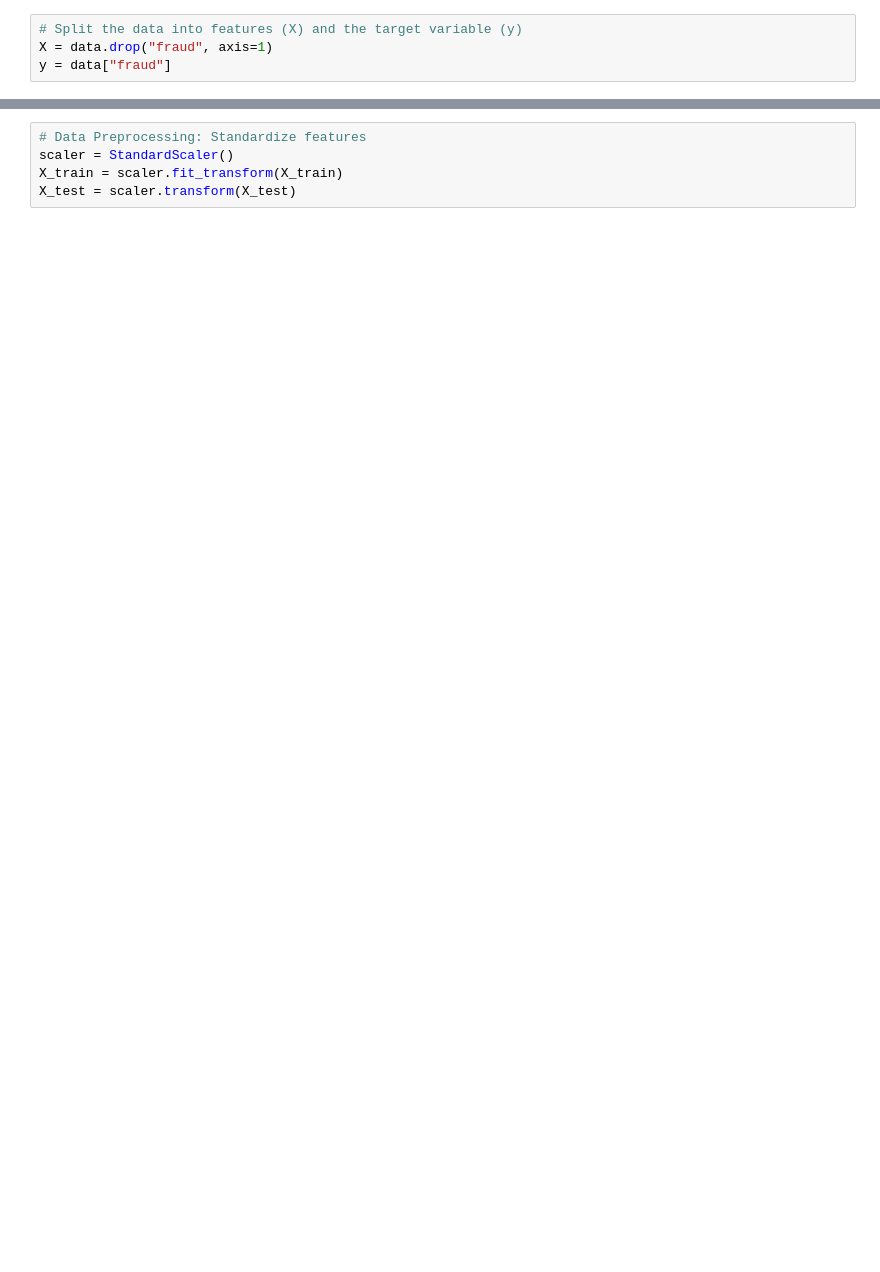
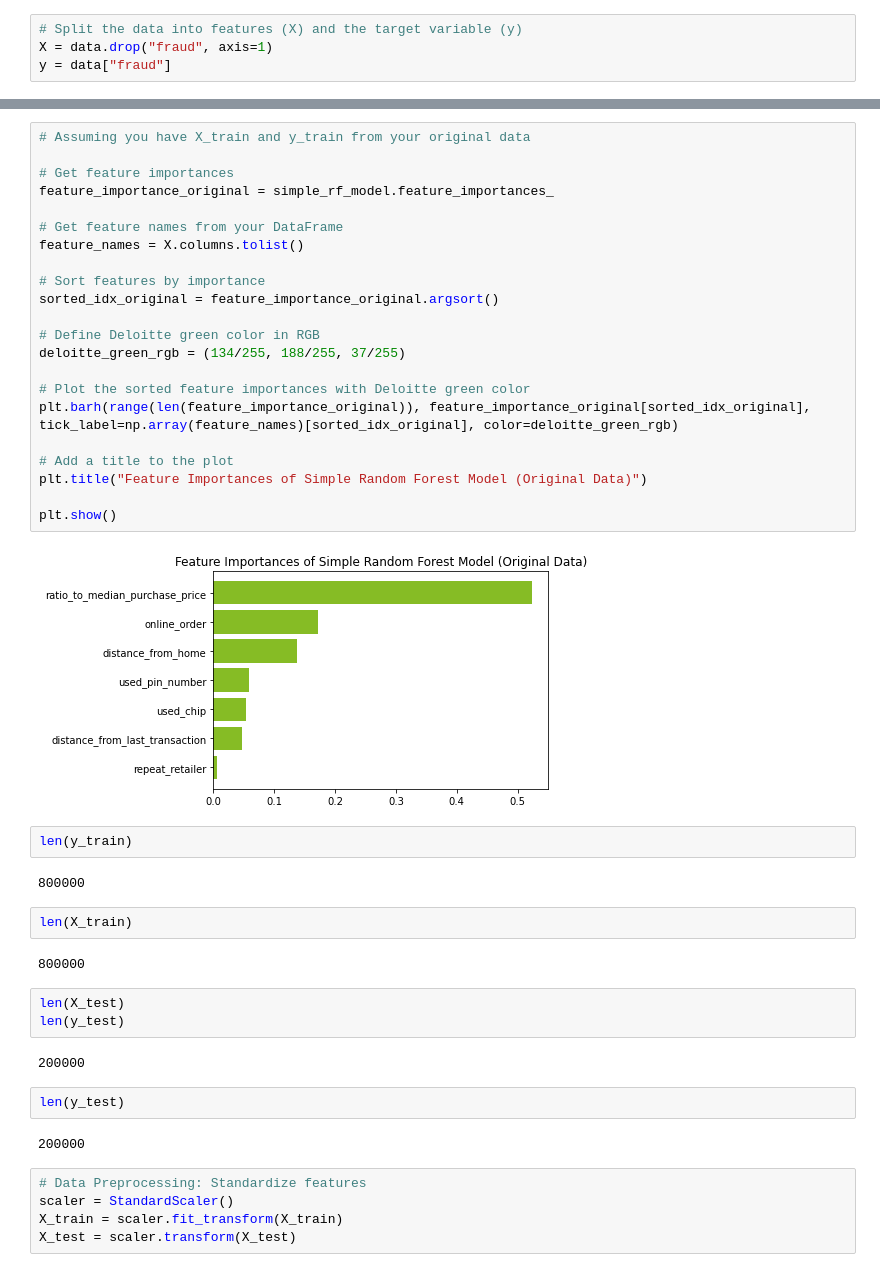
Before and after one commit to bag5635/VT_Capstone, a Jupyter notebook: Notebooks/Ryan_Lazar/Random Forest Model.ipynb, the cells around one changed output, grey strips where cells are left out. Saved outputs shown, nothing was run; the diff lists cells and outputs as text; blank space fills up the shorter version.

```diff
--- a/Notebooks/Ryan_Lazar/Random Forest Model.ipynb
+++ b/Notebooks/Ryan_Lazar/Random Forest Model.ipynb
@@ -40,3 +127,44 @@ Name: fraud, dtype: int64
+# %%
+# Assuming you have X_train and y_train from your original data
+
+# Get feature importances
+feature_importance_original = simple_rf_model.feature_importances_
+
+# Get feature names from your DataFrame
+feature_names = X.columns.tolist()
+
+# Sort features by importance
+sorted_idx_original = feature_importance_original.argsort()
+
+# Define Deloitte green color in RGB
+deloitte_green_rgb = (134/255, 188/255, 37/255)
+
+# Plot the sorted feature importances with Deloitte green color
+plt.barh(range(len(feature_importance_original)), feature_importance_original[sorted_idx_original], tick_label=np.array(feature_names)[sorted_idx_original], color=deloitte_green_rgb)
+
+# Add a title to the plot
+plt.title("Feature Importances of Simple Random Forest Model (Original Data)")
+
+plt.show()
+# %% [output]
+[figure, added]
+# %%
+len(y_train)
+# %% [output]
+800000
+# %%
+len(X_train)
+# %% [output]
+800000
+# %%
+len(X_test)
+len(y_test)
+# %% [output]
+200000
+# %%
+len(y_test)
+# %% [output]
+200000
 # %%
 # Data Preprocessing: Standardize features
 scaler = StandardScaler()
```
Also changed, not shown: parts of 55 cells of this notebook, 1 other file.
